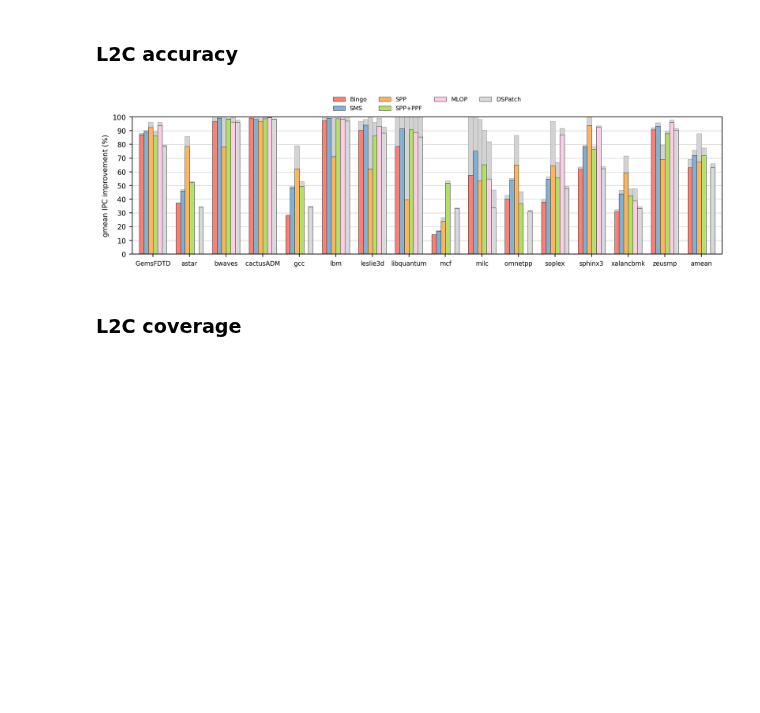
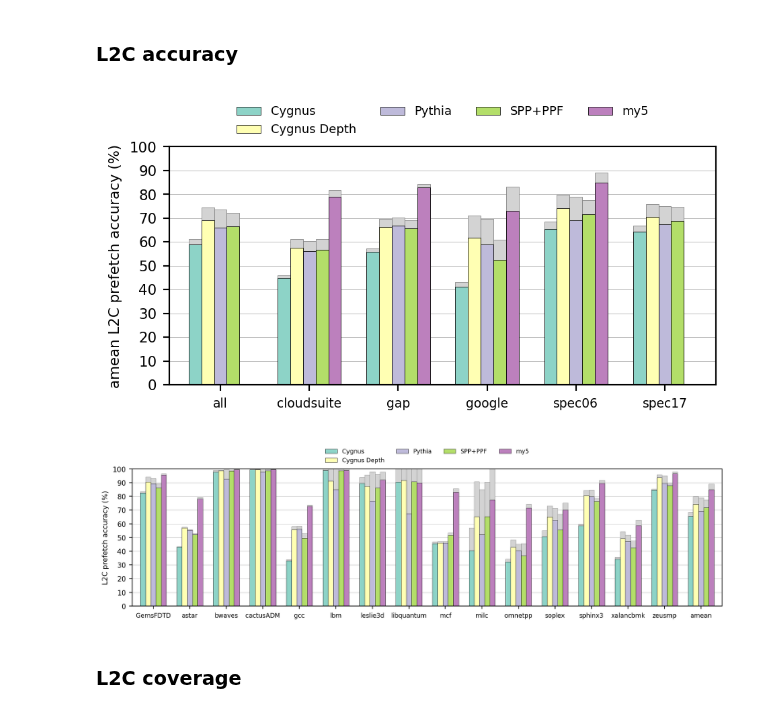
Before and after one commit to cmolder/pythia-analysis, a Jupyter notebook: cygnus-naboo.ipynb, the cells around one changed output. Saved outputs shown, nothing was run; the diff lists cells and outputs as text; code cells hidden in the pictures; blank space fills up the shorter version.

```diff
--- a/cygnus-naboo.ipynb
+++ b/cygnus-naboo.ipynb
@@ -170,5 +186,22 @@ plot.plot_benchmark_statistic(
 # %% [markdown]
 ### L2C accuracy
+# %%
+reload(plot)
+plot.plot_suite_statistic(
+    degreedyn_1core_df, "cache.L2C.amean.pf_timely_accuracy",
+    secondary_statistic_name="cache.L2C.amean.pf_accuracy",
+    colors=degreedyn_1core_colors,
+    hatches=degreedyn_1core_hatches,
+    legend_kwargs=degreedyn_1core_legend_kwargs,
+    label_kwargs=degreedyn_1core_label_kwargs,
+    add_suptitle=False,
+    add_xlabel=False,
+    ylabel='amean L2C prefetch accuracy (%)',
+    ylim=(0, 100),
+    ytick_distance=10,
+    dpi=192, figsize=(5, 2.7))
+# %% [output]
+[figure, added]
 # %%
 reload(plot)
 plot.plot_benchmark_statistic(
@@ -181,11 +214,11 @@ plot.plot_benchmark_statistic(
     label_kwargs=degreedyn_1core_label_kwargs,
     add_suptitle=False,
     add_xlabel=False,
-    ylabel='gmean IPC improvement (%)',
+    ylabel='L2C prefetch accuracy (%)',
     ylim=(0, 100),
     ytick_distance=10,
     dpi=192, figsize=(10, 3))
 # %% [output]
-[figure, old version]
+[figure, new version]
 # %% [markdown]
 ### L2C coverage
```
Also changed, not shown: parts of 6 cells of this notebook, 4 other files.
